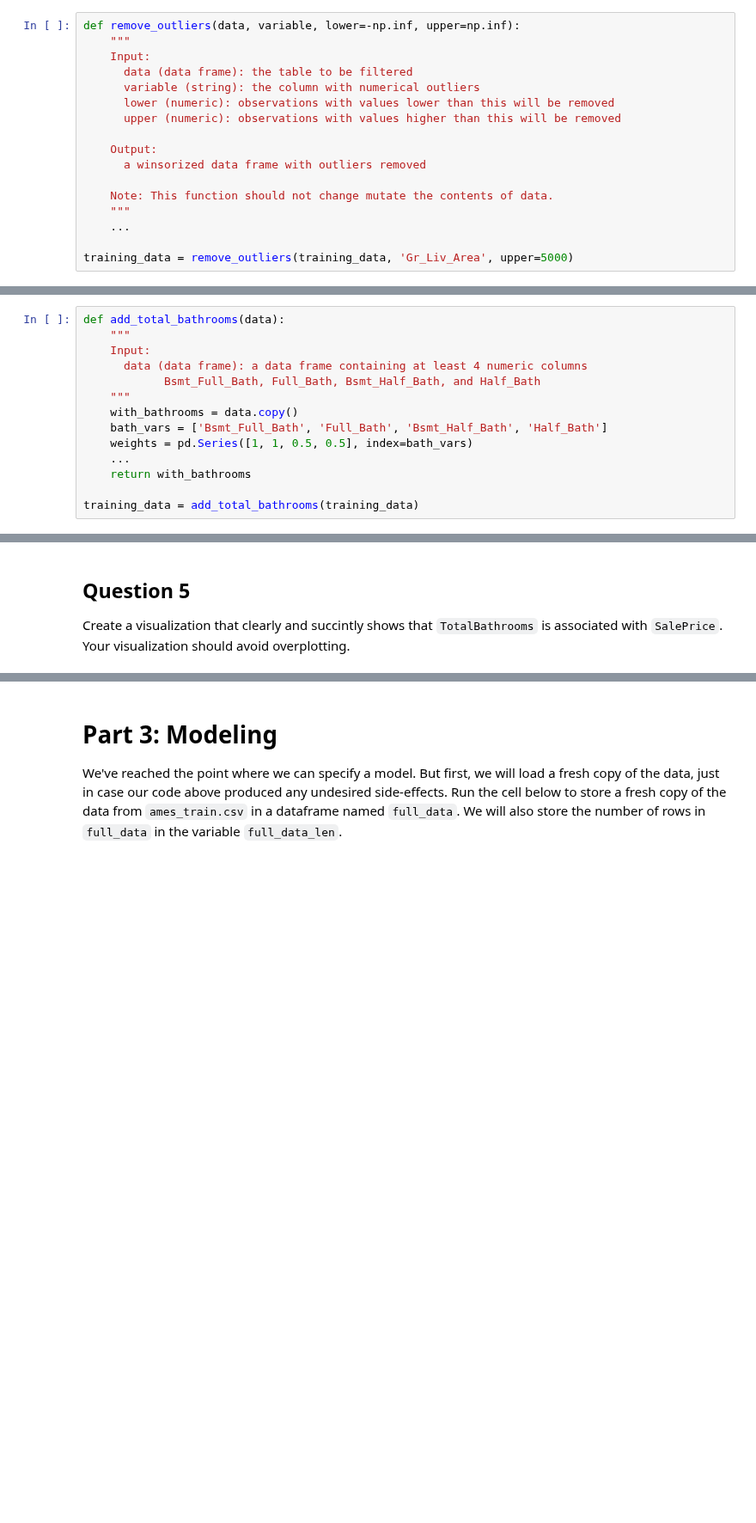
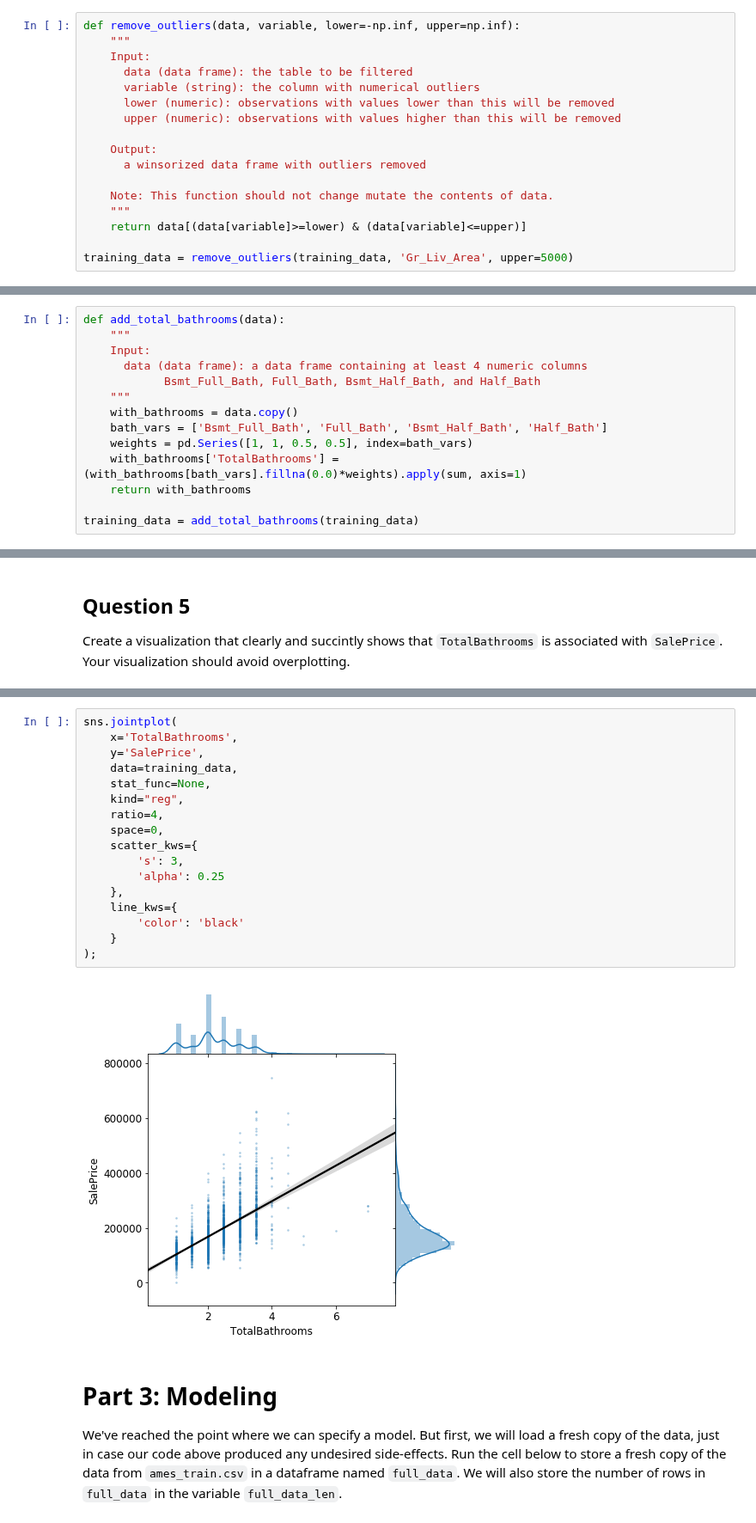
Before and after one commit to zhugeyicixin/DataSci200, a Jupyter notebook: hw/hw5/hw5.ipynb, the cells around one changed output, grey strips where cells are left out. Shown at 86% size. Cells and saved outputs as stored; diff of their text form; blank space fills up the shorter version.

```diff
--- a/hw/hw5/hw5.ipynb
+++ b/hw/hw5/hw5.ipynb
@@ -222,7 +305,7 @@ def remove_outliers(data, variable, lower=-np.inf, upper=np.inf):
 
     Note: This function should not change mutate the contents of data.
     """
-    ...
+    return data[(data[variable]>=lower) & (data[variable]<=upper)]
 
 training_data = remove_outliers(training_data, 'Gr_Liv_Area', upper=5000)
 # %%
@@ -261,7 +353,7 @@ def add_total_bathrooms(data):
     with_bathrooms = data.copy()
     bath_vars = ['Bsmt_Full_Bath', 'Full_Bath', 'Bsmt_Half_Bath', 'Half_Bath']
     weights = pd.Series([1, 1, 0.5, 0.5], index=bath_vars)
-    ...
+    with_bathrooms['TotalBathrooms'] =(with_bathrooms[bath_vars].fillna(0.0)*weights).apply(sum, axis=1)
     return with_bathrooms
 
 training_data = add_total_bathrooms(training_data)
@@ -285,3 +384,22 @@ format: image
+# %%
+sns.jointplot(
+    x='TotalBathrooms',
+    y='SalePrice',
+    data=training_data,
+    stat_func=None,
+    kind="reg",
+    ratio=4,
+    space=0,
+    scatter_kws={
+        's': 3,
+        'alpha': 0.25
+    },
+    line_kws={
+        'color': 'black'
+    }
+);
+# %% [output]
+[figure, added]
 # %% [markdown]
 # Part 3: Modeling
 
```
Also changed, not shown: parts of 33 cells of this notebook, 2 other files.
